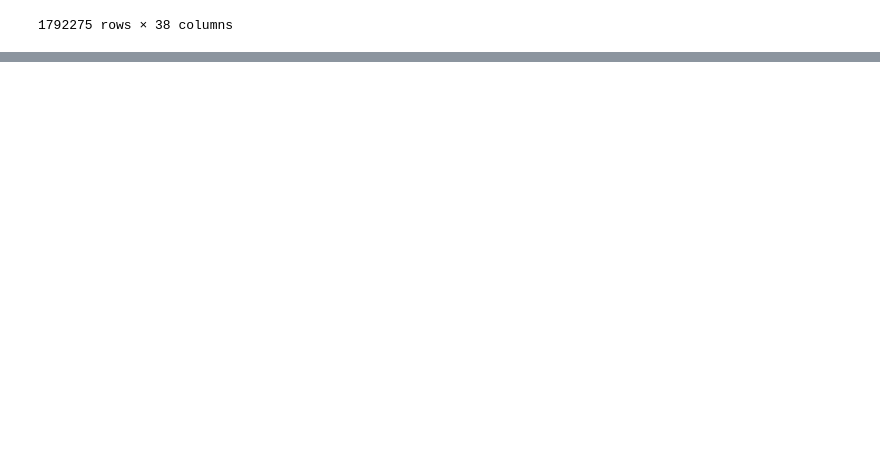
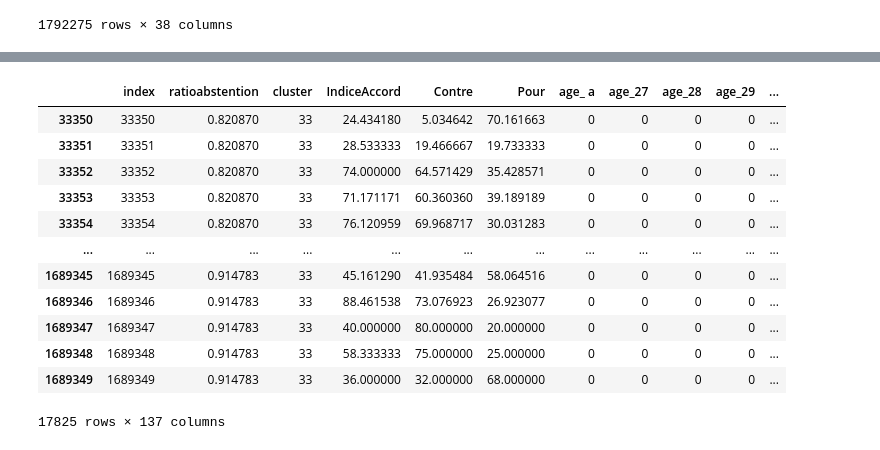
Before and after one commit to claralga/StatApp, a Jupyter notebook: Random Forest.ipynb, the cells around one changed output, grey strips where cells are left out. Cells and saved outputs as stored; diff of their text form; code cells hidden in the pictures; blank space fills up the shorter version.

```diff
--- a/Random Forest.ipynb
+++ b/Random Forest.ipynb
@@ -147,3 +158,2 @@ df_randomforest3
 # %%
-df_randomforest3 = df_randomforest3.drop(['Région_x'],axis=1).reset_index()
-df_randomforest3_présence = df_randomforest3['présence']
+df_randomforest3 = df_randomforest3.drop((['idVotant']),axis=1).reset_index()
@@ -167,2 +159,0 @@ Name: présence, Length: 1792275, dtype: int32
-# %%
-df_randomforest3=pd.get_dummies(df_randomforest3)
@@ -191,0 +160,2 @@ df_randomforest4 = np.array(df_randomforest4)
+# %%
+df_randomforest_19=df_randomforest3[df_randomforest3['cluster']==33]
@@ -191,0 +171,5 @@ df_randomforest4 = np.array(df_randomforest4)
+# %%
+df_randomforest_19_présence=df_randomforest_19_présence.astype(int).to_frame()
+df_randomforest_19=df_randomforest_19.drop('présence', axis =1)
+df_randomforest_19=df_randomforest_19.drop('Groupe politique (complet)_x', axis=1)
+df_randomforest_19
@@ -191,0 +190,18 @@ df_randomforest4 = np.array(df_randomforest4)
+# %%
+df_randomforest_19_dummies=pd.get_dummies(df_randomforest_19)
+
+df_randomforest_19_dummies
+# %% [output]
+|  | index | ratioabstention | cluster | IndiceAccord | Contre | Pour | age_ a | age_27 | age_28 | age_29 | ... |
+| 33350 | 33350 | 0.820870 | 33 | 24.434180 | 5.034642 | 70.161663 | 0 | 0 | 0 | 0 | ... |
+| 33351 | 33351 | 0.820870 | 33 | 28.533333 | 19.466667 | 19.733333 | 0 | 0 | 0 | 0 | ... |
+| 33352 | 33352 | 0.820870 | 33 | 74.000000 | 64.571429 | 35.428571 | 0 | 0 | 0 | 0 | ... |
+| 33353 | 33353 | 0.820870 | 33 | 71.171171 | 60.360360 | 39.189189 | 0 | 0 | 0 | 0 | ... |
+| 33354 | 33354 | 0.820870 | 33 | 76.120959 | 69.968717 | 30.031283 | 0 | 0 | 0 | 0 | ... |
+| ... | ... | ... | ... | ... | ... | ... | ... | ... | ... | ... | ... |
+| 1689345 | 1689345 | 0.914783 | 33 | 45.161290 | 41.935484 | 58.064516 | 0 | 0 | 0 | 0 | ... |
+| 1689346 | 1689346 | 0.914783 | 33 | 88.461538 | 73.076923 | 26.923077 | 0 | 0 | 0 | 0 | ... |
+| 1689347 | 1689347 | 0.914783 | 33 | 40.000000 | 80.000000 | 20.000000 | 0 | 0 | 0 | 0 | ... |
+| 1689348 | 1689348 | 0.914783 | 33 | 58.333333 | 75.000000 | 25.000000 | 0 | 0 | 0 | 0 | ... |
+| 1689349 | 1689349 | 0.914783 | 33 | 36.000000 | 32.000000 | 68.000000 | 0 | 0 | 0 | 0 | ... |
+17825 rows × 137 columns
```
Also changed, not shown: parts of 33 cells of this notebook.
